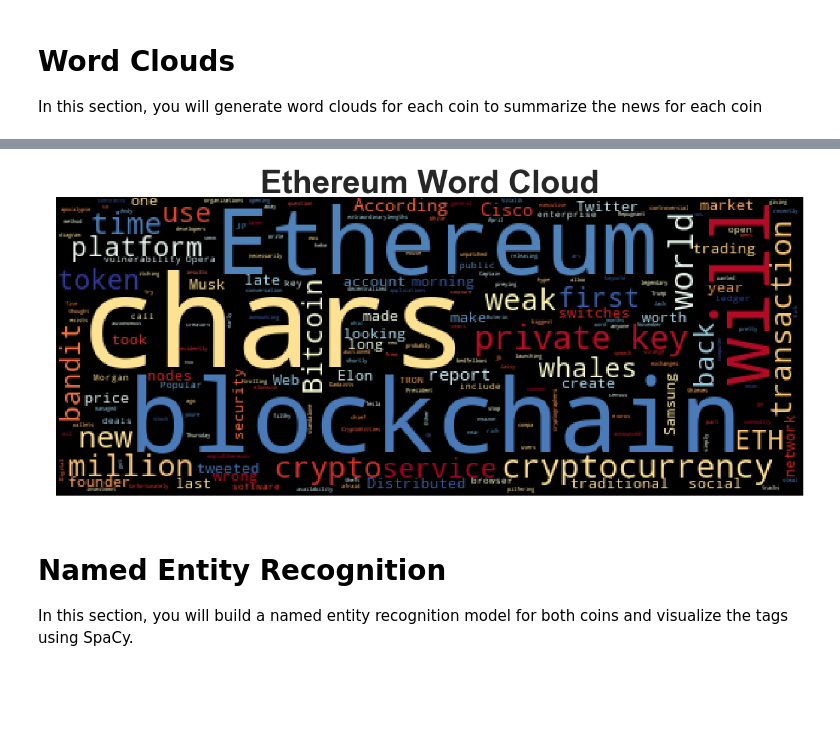
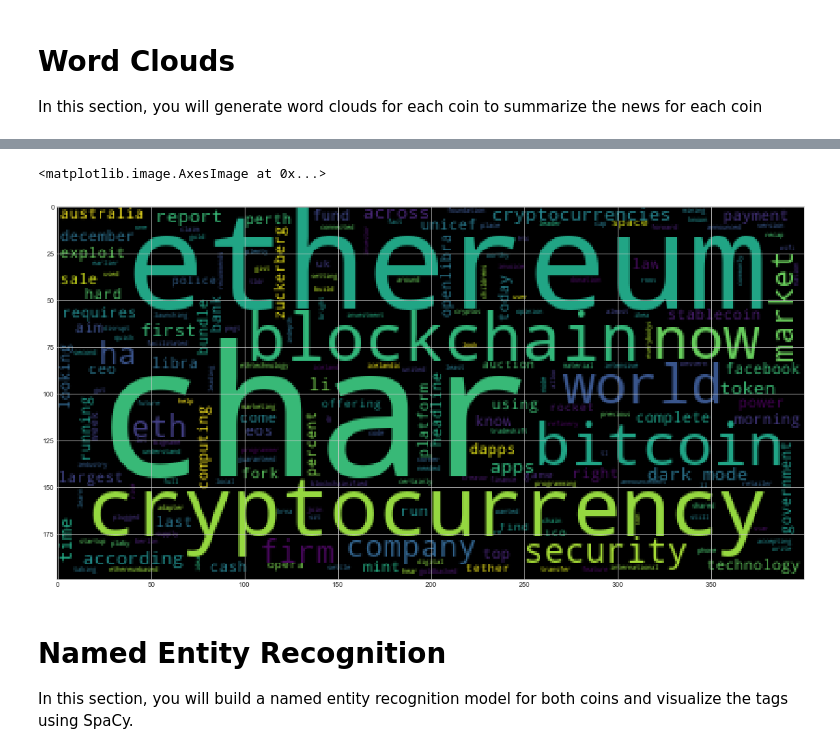
Before and after one commit to RCantu92/cryptocurrency_sentiment_analysis, a Jupyter notebook: Starter_Code/crypto_sentiment.ipynb, the cells around one changed output, grey strips where cells are left out. Saved outputs shown, nothing was run; the diff lists cells and outputs as text; code cells hidden in the pictures; blank space fills up the shorter version.

```diff
--- a/Starter_Code/crypto_sentiment.ipynb
+++ b/Starter_Code/crypto_sentiment.ipynb
@@ -336,5 +363,13 @@ import matplotlib.pyplot as plt
 plt.style.use('seaborn-whitegrid')
 import matplotlib as mpl
 mpl.rcParams['figure.figsize'] = [20.0, 10.0]
+# %%
+def column_iter(tokens_column):
+    crypto_tokens = []
+    for tokens_list in tokens_column:
+        for tokens in tokens_list:
+            crypto_tokens.append(tokens)
+    big_string = ' '.join(crypto_tokens)
+    return big_string
 # %%
 # Generate the Bitcoin word cloud
@@ -343,7 +383,13 @@ mpl.rcParams['figure.figsize'] = [20.0, 10.0]
 # %%
 # Generate the Ethereum word cloud
+eth_tokens = column_iter(eth_df['Tokens'])
+eth_tokens
+
+wc = WordCloud().generate(eth_tokens)
+plt.imshow(wc)
 # %% [output]
+<matplotlib.image.AxesImage at 0x...>
-[figure, old version]
+[figure, new version]
 # %% [markdown]
 # Named Entity Recognition
 
```
Also changed, not shown: parts of 15 cells of this notebook.
